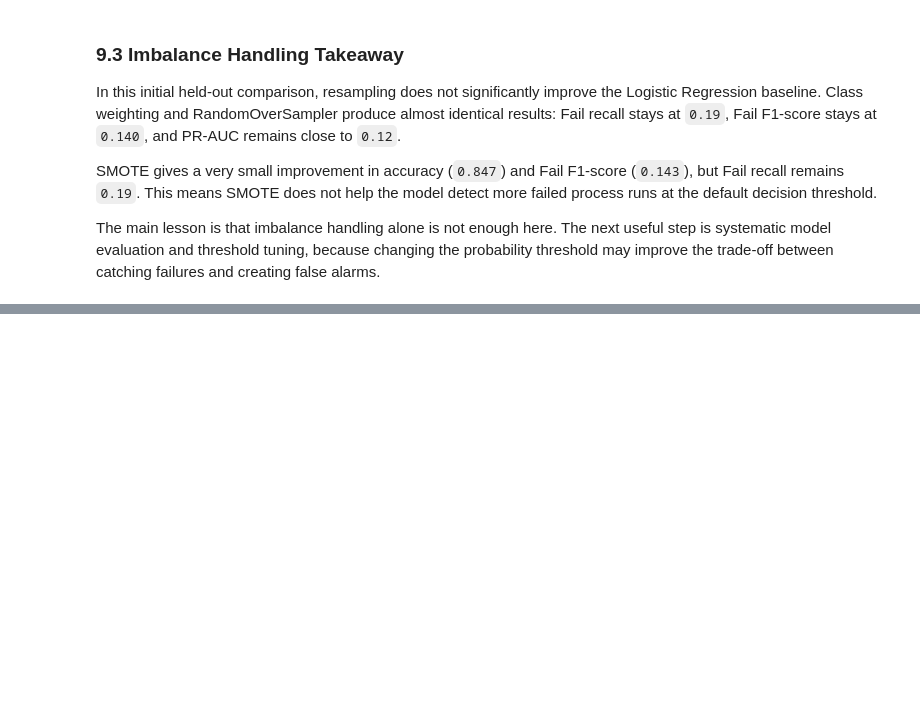
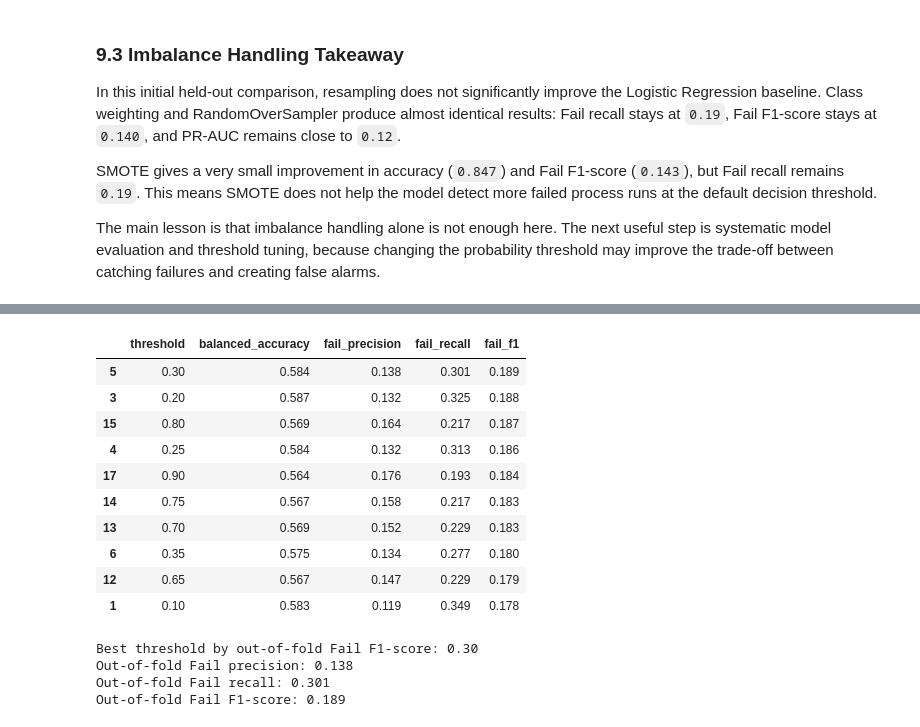
Before and after one commit to Spalding13/secom-fault-detection, a Jupyter notebook: notebooks/01_secom_fault_detection.ipynb, the cells around one changed output, grey strips where cells are left out. Cells and saved outputs as stored; diff of their text form; code cells hidden in the pictures; blank space fills up the shorter version.

```diff
--- a/notebooks/01_secom_fault_detection.ipynb
+++ b/notebooks/01_secom_fault_detection.ipynb
@@ -795,0 +893,73 @@ For this fault detection task, Fail-class recall is especially important, but it
+# %%
+def get_oof_fail_probabilities(estimator, X, y, cv):
+    """Generate out-of-fold Fail probabilities using only training data."""
+    oof_fail_proba = np.zeros(len(y))
+
+    for train_idx, valid_idx in cv.split(X, y):
+        X_fold_train = X.iloc[train_idx]
+        X_fold_valid = X.iloc[valid_idx]
+        y_fold_train = y.iloc[train_idx]
+
+        fold_model = clone(estimator)
+        fold_model.fit(X_fold_train, y_fold_train)
+
+        oof_fail_proba[valid_idx] = get_fail_probabilities(fold_model, X_fold_valid)
+
+    return oof_fail_proba
+
+
+# Use the simplest imbalance-aware model for threshold tuning.
+oof_fail_proba = get_oof_fail_probabilities(log_reg_pipeline, X_train, y_train, cv)
+# %%
+thresholds = np.arange(0.05, 0.96, 0.05)
+threshold_rows = []
+
+for threshold in thresholds:
+    threshold_pred = np.where(oof_fail_proba >= threshold, 1, -1)
+    row = summarize_model(
+        f"threshold_{threshold:.2f}",
+        y_train,
+        threshold_pred,
+        oof_fail_proba
+    )
+    row["threshold"] = threshold
+    threshold_rows.append(row)
+
+threshold_results = pd.DataFrame(threshold_rows)
+
+threshold_results[[
+    "threshold",
+    "balanced_accuracy",
+    "fail_precision",
+    "fail_recall",
+    "fail_f1",
+]].sort_values("fail_f1", ascending=False).head(10).round(3)
+# %% [output]
+|  | threshold | balanced_accuracy | fail_precision | fail_recall | fail_f1 |
+| 5 | 0.30 | 0.584 | 0.138 | 0.301 | 0.189 |
+| 3 | 0.20 | 0.587 | 0.132 | 0.325 | 0.188 |
+| 15 | 0.80 | 0.569 | 0.164 | 0.217 | 0.187 |
+| 4 | 0.25 | 0.584 | 0.132 | 0.313 | 0.186 |
+| 17 | 0.90 | 0.564 | 0.176 | 0.193 | 0.184 |
+| 14 | 0.75 | 0.567 | 0.158 | 0.217 | 0.183 |
+| 13 | 0.70 | 0.569 | 0.152 | 0.229 | 0.183 |
+| 6 | 0.35 | 0.575 | 0.134 | 0.277 | 0.180 |
+| 12 | 0.65 | 0.567 | 0.147 | 0.229 | 0.179 |
+| 1 | 0.10 | 0.583 | 0.119 | 0.349 | 0.178 |
+# %%
+best_threshold_row = threshold_results.sort_values(
+    ["fail_f1", "fail_recall"],
+    ascending=False
+).iloc[0]
+
+best_threshold = best_threshold_row["threshold"]
+
+print(f"Best threshold by out-of-fold Fail F1-score: {best_threshold:.2f}")
+print(f"Out-of-fold Fail precision: {best_threshold_row['fail_precision']:.3f}")
+print(f"Out-of-fold Fail recall: {best_threshold_row['fail_recall']:.3f}")
+print(f"Out-of-fold Fail F1-score: {best_threshold_row['fail_f1']:.3f}")
+# %% [output]
+Best threshold by out-of-fold Fail F1-score: 0.30
+Out-of-fold Fail precision: 0.138
+Out-of-fold Fail recall: 0.301
+Out-of-fold Fail F1-score: 0.189
```
Also changed, not shown: parts of 25 cells of this notebook.
